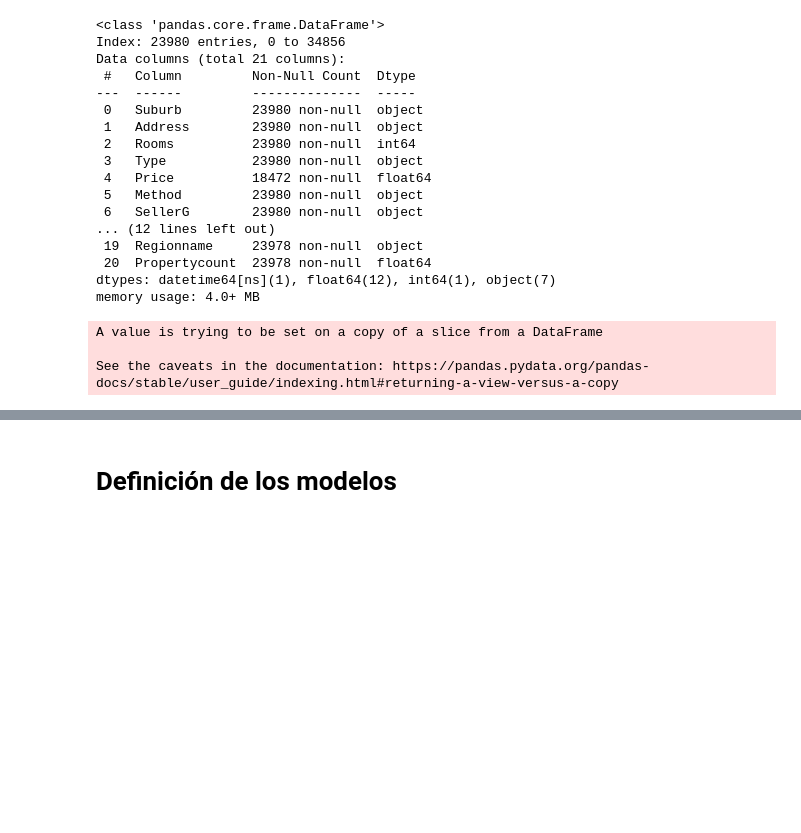
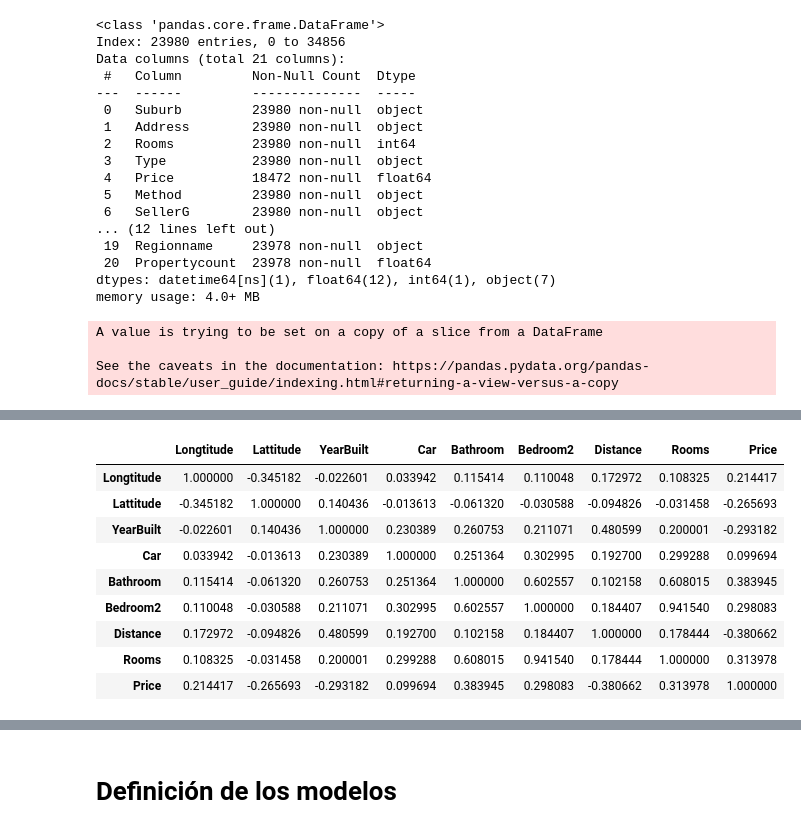
Before and after one commit to diegoguizanlopez/BigDataEIa, a Jupyter notebook: IA/Sistemas_Aprendizaje_Automatico/2-Trimestre/Regresion_Multivariable/Melbourne/melbourne.ipynb, the cells around one changed output, grey strips where cells are left out. Drawn from its saved outputs; the diff is of its cells as text; code cells hidden in the pictures; blank space fills up the shorter version.

```diff
--- a/IA/Sistemas_Aprendizaje_Automatico/2-Trimestre/Regresion_Multivariable/Melbourne/melbourne.ipynb
+++ b/IA/Sistemas_Aprendizaje_Automatico/2-Trimestre/Regresion_Multivariable/Melbourne/melbourne.ipynb
@@ -335,3 +345,16 @@ df
+# %%
+df.select_dtypes(exclude=['object']).corr()
+# %% [output]
+|  | Longtitude | Lattitude | YearBuilt | Car | Bathroom | Bedroom2 | Distance | Rooms | Price |
+| Longtitude | 1.000000 | -0.345182 | -0.022601 | 0.033942 | 0.115414 | 0.110048 | 0.172972 | 0.108325 | 0.214417 |
+| Lattitude | -0.345182 | 1.000000 | 0.140436 | -0.013613 | -0.061320 | -0.030588 | -0.094826 | -0.031458 | -0.265693 |
+| YearBuilt | -0.022601 | 0.140436 | 1.000000 | 0.230389 | 0.260753 | 0.211071 | 0.480599 | 0.200001 | -0.293182 |
+| Car | 0.033942 | -0.013613 | 0.230389 | 1.000000 | 0.251364 | 0.302995 | 0.192700 | 0.299288 | 0.099694 |
+| Bathroom | 0.115414 | -0.061320 | 0.260753 | 0.251364 | 1.000000 | 0.602557 | 0.102158 | 0.608015 | 0.383945 |
+| Bedroom2 | 0.110048 | -0.030588 | 0.211071 | 0.302995 | 0.602557 | 1.000000 | 0.184407 | 0.941540 | 0.298083 |
+| Distance | 0.172972 | -0.094826 | 0.480599 | 0.192700 | 0.102158 | 0.184407 | 1.000000 | 0.178444 | -0.380662 |
+| Rooms | 0.108325 | -0.031458 | 0.200001 | 0.299288 | 0.608015 | 0.941540 | 0.178444 | 1.000000 | 0.313978 |
+| Price | 0.214417 | -0.265693 | -0.293182 | 0.099694 | 0.383945 | 0.298083 | -0.380662 | 0.313978 | 1.000000 |
 # %%
 def remove_outliers(columns,df):
     df2=df.dropna(subset=columns)
```
Also changed, not shown: parts of 17 cells of this notebook, 2 other files.
